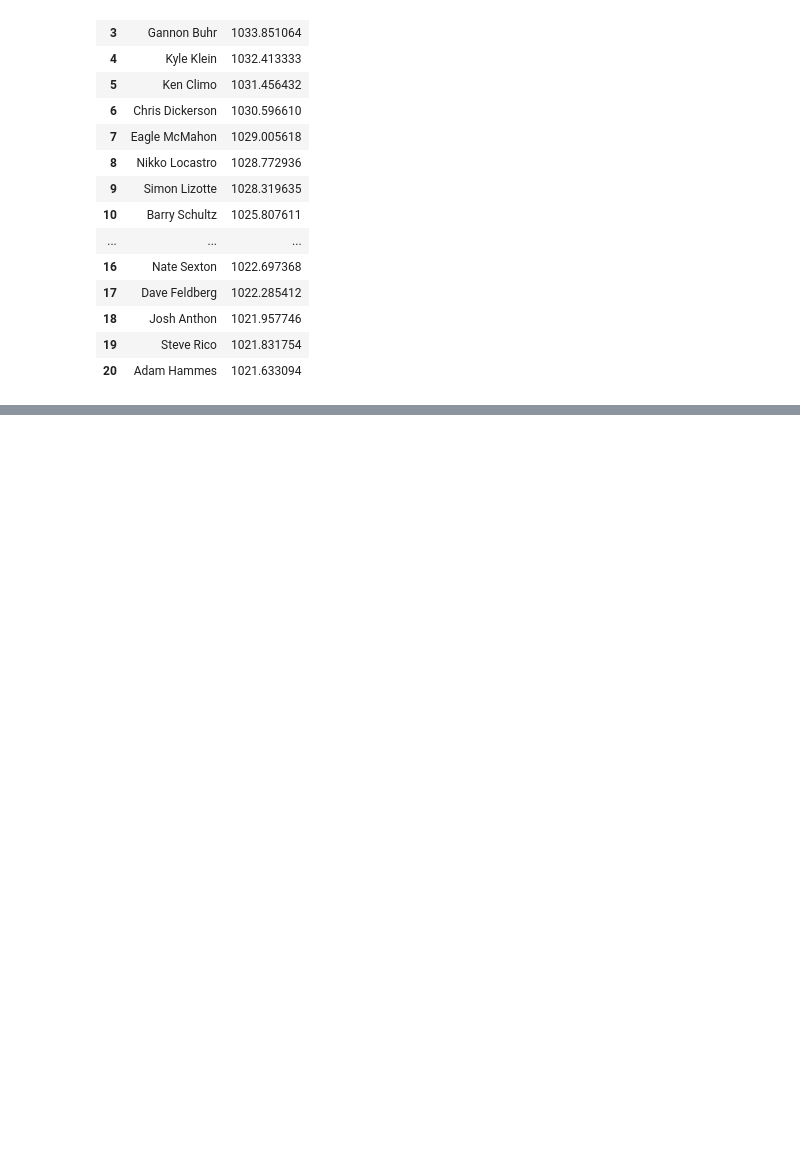
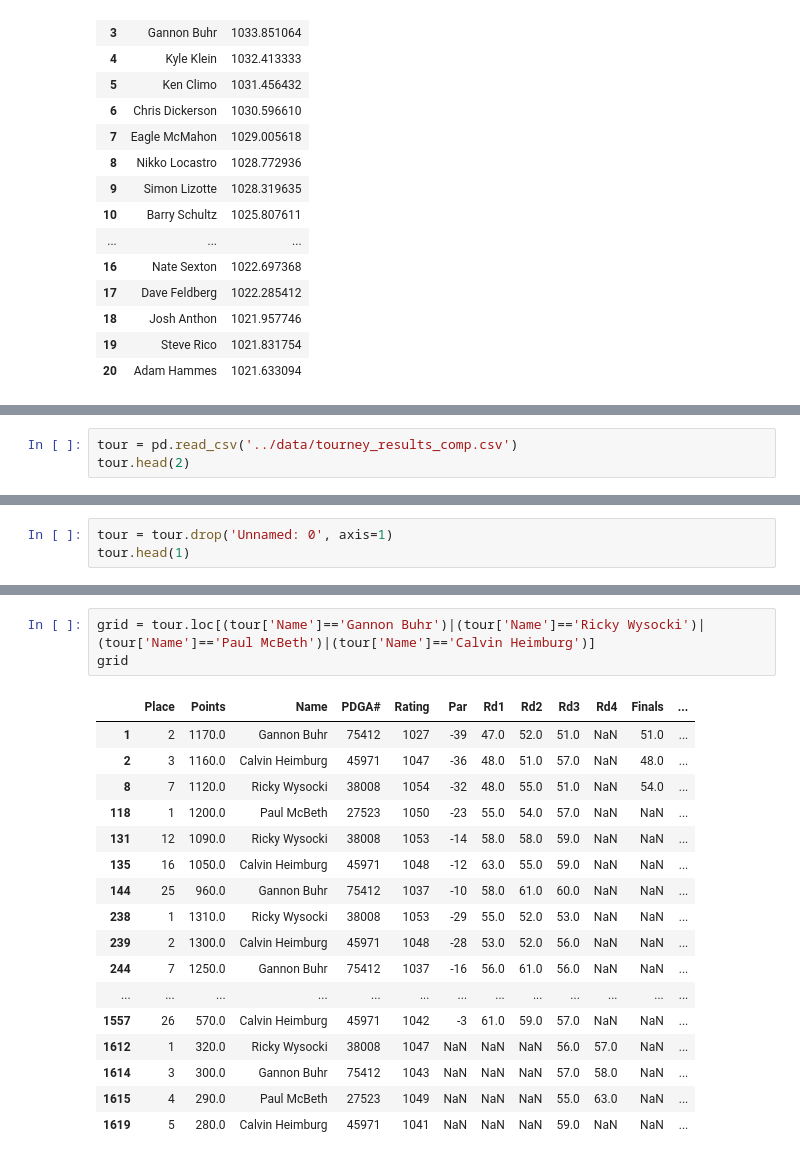
Before and after one commit to jamorgan8/disc-golf-analysis, a Jupyter notebook: notebooks/Analysis.ipynb, the cells around one changed output, grey strips where cells are left out. Saved outputs shown, nothing was run; the diff lists cells and outputs as text; blank space fills up the shorter version.

```diff
--- a/notebooks/Analysis.ipynb
+++ b/notebooks/Analysis.ipynb
@@ -119,0 +182,3 @@ top_20.tail(10)
+# %%
+tour = pd.read_csv('../data/tourney_results_comp.csv')
+tour.head(2)
@@ -119,0 +189,3 @@ top_20.tail(10)
+# %%
+tour = tour.drop('Unnamed: 0', axis=1)
+tour.head(1)
@@ -119,0 +301,21 @@ top_20.tail(10)
+# %%
+grid = tour.loc[(tour['Name']=='Gannon Buhr')|(tour['Name']=='Ricky Wysocki')|(tour['Name']=='Paul McBeth')|(tour['Name']=='Calvin Heimburg')]
+grid
+# %% [output]
+|  | Place | Points | Name | PDGA# | Rating | Par | Rd1 | Rd2 | Rd3 | Rd4 | Finals | ... |
+| 1 | 2 | 1170.0 | Gannon Buhr | 75412 | 1027 | -39 | 47.0 | 52.0 | 51.0 | NaN | 51.0 | ... |
+| 2 | 3 | 1160.0 | Calvin Heimburg | 45971 | 1047 | -36 | 48.0 | 51.0 | 57.0 | NaN | 48.0 | ... |
+| 8 | 7 | 1120.0 | Ricky Wysocki | 38008 | 1054 | -32 | 48.0 | 55.0 | 51.0 | NaN | 54.0 | ... |
+| 118 | 1 | 1200.0 | Paul McBeth | 27523 | 1050 | -23 | 55.0 | 54.0 | 57.0 | NaN | NaN | ... |
+| 131 | 12 | 1090.0 | Ricky Wysocki | 38008 | 1053 | -14 | 58.0 | 58.0 | 59.0 | NaN | NaN | ... |
+| 135 | 16 | 1050.0 | Calvin Heimburg | 45971 | 1048 | -12 | 63.0 | 55.0 | 59.0 | NaN | NaN | ... |
+| 144 | 25 | 960.0 | Gannon Buhr | 75412 | 1037 | -10 | 58.0 | 61.0 | 60.0 | NaN | NaN | ... |
+| 238 | 1 | 1310.0 | Ricky Wysocki | 38008 | 1053 | -29 | 55.0 | 52.0 | 53.0 | NaN | NaN | ... |
+| 239 | 2 | 1300.0 | Calvin Heimburg | 45971 | 1048 | -28 | 53.0 | 52.0 | 56.0 | NaN | NaN | ... |
+| 244 | 7 | 1250.0 | Gannon Buhr | 75412 | 1037 | -16 | 56.0 | 61.0 | 56.0 | NaN | NaN | ... |
+| ... | ... | ... | ... | ... | ... | ... | ... | ... | ... | ... | ... | ... |
+| 1557 | 26 | 570.0 | Calvin Heimburg | 45971 | 1042 | -3 | 61.0 | 59.0 | 57.0 | NaN | NaN | ... |
+| 1612 | 1 | 320.0 | Ricky Wysocki | 38008 | 1047 | NaN | NaN | NaN | 56.0 | 57.0 | NaN | ... |
+| 1614 | 3 | 300.0 | Gannon Buhr | 75412 | 1043 | NaN | NaN | NaN | 57.0 | 58.0 | NaN | ... |
+| 1615 | 4 | 290.0 | Paul McBeth | 27523 | 1049 | NaN | NaN | NaN | 55.0 | 63.0 | NaN | ... |
+| 1619 | 5 | 280.0 | Calvin Heimburg | 45971 | 1041 | NaN | NaN | NaN | 59.0 | NaN | NaN | ... |
```
Also changed, not shown: parts of 9 cells of this notebook, 1 other file.
